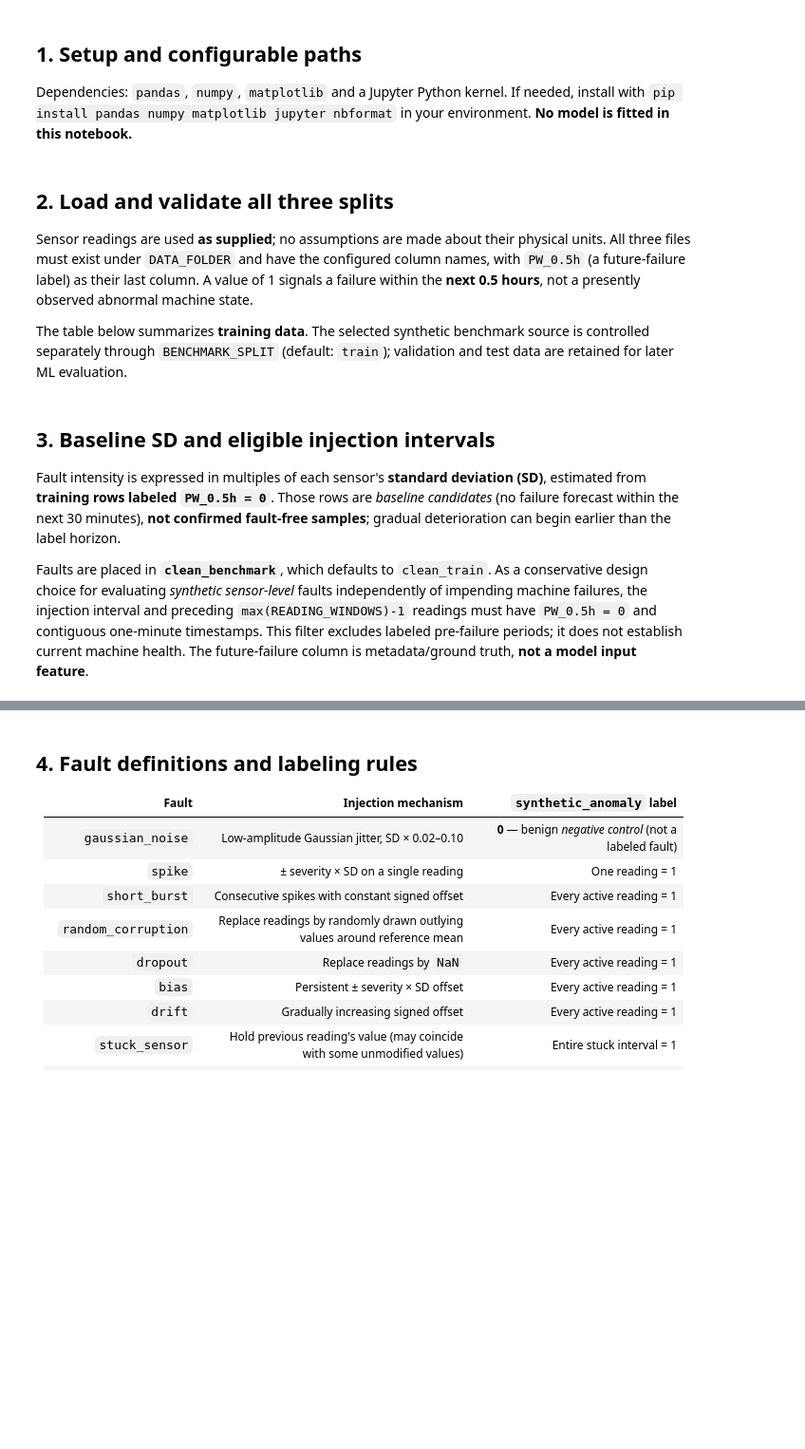
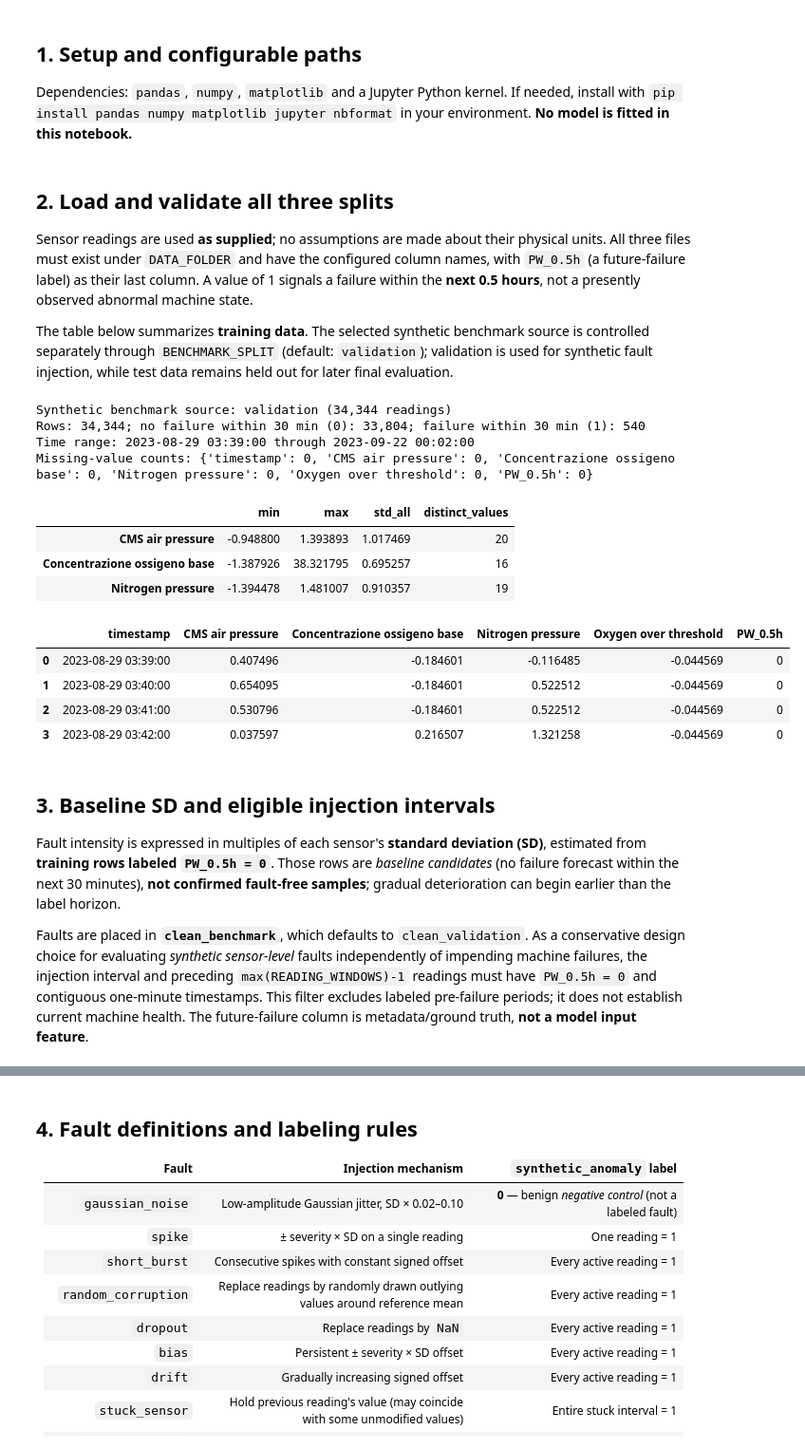
Before and after one commit to christdh00/IBM_Z_Datathon, a Jupyter notebook: synthetic_sensor_fault_benchmarks.ipynb, the cells around one changed output, grey strips where cells are left out. Shown at 95% size. Saved outputs shown, nothing was run; the diff lists cells and outputs as text; code cells hidden in the pictures; blank space fills up the shorter version.

```diff
--- a/synthetic_sensor_fault_benchmarks.ipynb
+++ b/synthetic_sensor_fault_benchmarks.ipynb
@@ -23,7 +23,6 @@ Dependencies: `pandas`, `numpy`, `matplotlib` and a Jupyter Python kernel. If ne
 # %%
 from pathlib import Path
 from itertools import product
-import json
 import numpy as np
 import pandas as pd
 import matplotlib.pyplot as plt
@@ -35,7 +34,7 @@ OUTPUT_DIR = Path("synthetic_benchmark_outputs")
 TRAIN_PATH = f"{DATA_FOLDER}/train.csv"
 VALIDATION_PATH = f"{DATA_FOLDER}/val.csv"
 TEST_PATH = f"{DATA_FOLDER}/test.csv"
-BENCHMARK_SPLIT = "train"       # "train", "validation", or "test"; train by request
+BENCHMARK_SPLIT = "validation"  # "train", "validation", or "test"
 
 MODE = "pilot"                 # "pilot"or "full"
 RANDOM_SEED = 42
@@ -75,7 +74,7 @@ OUTPUT_DIR.mkdir(parents=True, exist_ok=True)
 
 Sensor readings are used **as supplied**; no assumptions are made about their physical units. All three files must exist under `DATA_FOLDER` and have the configured column names, with `PW_0.5h` (a future-failure label) as their last column. A value of 1 signals a failure within the **next 0.5 hours**, not a presently observed abnormal machine state.
 
-The table below summarizes **training data**. The selected synthetic benchmark source is controlled separately through `BENCHMARK_SPLIT` (default: `train`); validation and test data are retained for later ML evaluation.
+The table below summarizes **training data**. The selected synthetic benchmark source is controlled separately through `BENCHMARK_SPLIT` (default: `validation`); validation is used for synthetic fault injection, while test data remains held out for later final evaluation.
 # %%
 def load_and_validate(path):
     path = Path(path)
@@ -89,48 +88,62 @@ def load_and_validate(path):
     if df.columns[-1] != FAILURE_HORIZON_COL:
         raise ValueError(f"The final column must be {FAILURE_HORIZON_COL!r}.")
     if FAILURE_HORIZON_COL not in df:
         raise ValueError("The dataset needs a binary 0/1 future-failure label.")
     df[TIMESTAMP_COL] = pd.to_datetime(df[TIMESTAMP_COL], errors="raise")
     if df[TIMESTAMP_COL].isna().any() or not df[TIMESTAMP_COL].is_monotonic_increasing:
         raise ValueError(f"{path.name}: timestamps must be valid and increasing.")
     if df[TIMESTAMP_COL].duplicated().any():
         raise ValueError(f"{path.name}: duplicate timestamps detected.")
     for col in SENSOR_COLS:
         df[col] = pd.to_numeric(df[col], errors="raise")
         if not np.isfinite(df[col].to_numpy(dtype=float)).all():
             raise ValueError(f"{path.name}: sensor {col} has missing or infinite values.")
     if FAILURE_HORIZON_COL in df:
         if not df[FAILURE_HORIZON_COL].isin([0, 1]).all():
             raise ValueError(f"{path.name}: future-failure label must be binary 0/1.")
         df[FAILURE_HORIZON_COL] = df[FAILURE_HORIZON_COL].astype('int8')
     return df.reset_index(drop=True)
 
 clean_test = load_and_validate(TEST_PATH)
 clean_train = load_and_validate(TRAIN_PATH)
 clean_validation = load_and_validate(VALIDATION_PATH)
 
 source_splits = {"train": clean_train, "validation": clean_validation, "test": clean_test}
 clean_benchmark = source_splits[BENCHMARK_SPLIT]
 print(f"Synthetic benchmark source: {BENCHMARK_SPLIT} ({len(clean_benchmark):,} readings)")
 
 sensor_summary = pd.DataFrame({
-    "min": clean_train[list(SENSOR_COLS)].min(),
-    "max": clean_train[list(SENSOR_COLS)].max(),
-    "std_all": clean_train[list(SENSOR_COLS)].std(),
-    "distinct_values": clean_train[list(SENSOR_COLS)].nunique(),
+    "min": clean_validation[list(SENSOR_COLS)].min(),
+    "max": clean_validation[list(SENSOR_COLS)].max(),
+    "std_all": clean_validation[list(SENSOR_COLS)].std(),
+    "distinct_values": clean_validation[list(SENSOR_COLS)].nunique(),
 })
-print(f"Rows: {len(clean_train):,}; no failure within 30 min (0): {(clean_train[FAILURE_HORIZON_COL]==0).sum():,}; "
-      f"failure within 30 min (1): {(clean_train[FAILURE_HORIZON_COL]==1).sum():,}")
-print(f"Time range: {clean_train[TIMESTAMP_COL].min()} through {clean_train[TIMESTAMP_COL].max()}")
-print("Missing-value counts:", clean_train.isna().sum().to_dict())
+print(f"Rows: {len(clean_validation):,}; no failure within 30 min (0): {(clean_validation[FAILURE_HORIZON_COL]==0).sum():,}; "
+      f"failure within 30 min (1): {(clean_validation[FAILURE_HORIZON_COL]==1).sum():,}")
+print(f"Time range: {clean_validation[TIMESTAMP_COL].min()} through {clean_validation[TIMESTAMP_COL].max()}")
+print("Missing-value counts:", clean_validation.isna().sum().to_dict())
 display(sensor_summary)
-display(clean_train.head(4))
+display(clean_validation.head(4))
+# %% [output]
+Synthetic benchmark source: validation (34,344 readings)
+Rows: 34,344; no failure within 30 min (0): 33,804; failure within 30 min (1): 540
+Time range: 2023-08-29 03:39:00 through 2023-09-22 00:02:00
+Missing-value counts: {'timestamp': 0, 'CMS air pressure': 0, 'Concentrazione ossigeno base': 0, 'Nitrogen pressure': 0, 'Oxygen over threshold': 0, 'PW_0.5h': 0}
+|  | min | max | std_all | distinct_values |
+| CMS air pressure | -0.948800 | 1.393893 | 1.017469 | 20 |
+| Concentrazione ossigeno base | -1.387926 | 38.321795 | 0.695257 | 16 |
+| Nitrogen pressure | -1.394478 | 1.481007 | 0.910357 | 19 |
+|  | timestamp | CMS air pressure | Concentrazione ossigeno base | Nitrogen pressure | Oxygen over threshold | PW_0.5h |
+| 0 | 2023-08-29 03:39:00 | 0.407496 | -0.184601 | -0.116485 | -0.044569 | 0 |
+| 1 | 2023-08-29 03:40:00 | 0.654095 | -0.184601 | 0.522512 | -0.044569 | 0 |
+| 2 | 2023-08-29 03:41:00 | 0.530796 | -0.184601 | 0.522512 | -0.044569 | 0 |
+| 3 | 2023-08-29 03:42:00 | 0.037597 | 0.216507 | 1.321258 | -0.044569 | 0 |
 # %% [markdown]
 ## 3. Baseline SD and eligible injection intervals
 
 Fault intensity is expressed in multiples of each sensor's **standard deviation (SD)**, estimated from **training rows labeled `PW_0.5h = 0`**. Those rows are *baseline candidates* (no failure forecast within the next 30 minutes), **not confirmed fault-free samples**; gradual deterioration can begin earlier than the label horizon.
 
-Faults are placed in **`clean_benchmark`**, which defaults to `clean_train`. As a conservative design choice for evaluating *synthetic sensor-level* faults independently of impending machine failures, the injection interval and preceding `max(READING_WINDOWS)-1` readings must have `PW_0.5h = 0` and contiguous one-minute timestamps. This filter excludes labeled pre-failure periods; it does not establish current machine health. The future-failure column is metadata/ground truth, **not a model input feature**.
+Faults are placed in **`clean_benchmark`**, which defaults to `clean_validation`. As a conservative design choice for evaluating *synthetic sensor-level* faults independently of impending machine failures, the injection interval and preceding `max(READING_WINDOWS)-1` readings must have `PW_0.5h = 0` and contiguous one-minute timestamps. This filter excludes labeled pre-failure periods; it does not establish current machine health. The future-failure column is metadata/ground truth, **not a model input feature**.
 # %%
 reference_source = "train (PW_0.5h=0 baseline candidates)"
 reference_df = clean_train.loc[clean_train[FAILURE_HORIZON_COL].eq(0)]  # excludes labeled imminent-failure periods
```
Also changed, not shown: parts of 11 cells of this notebook, 10 other files.
